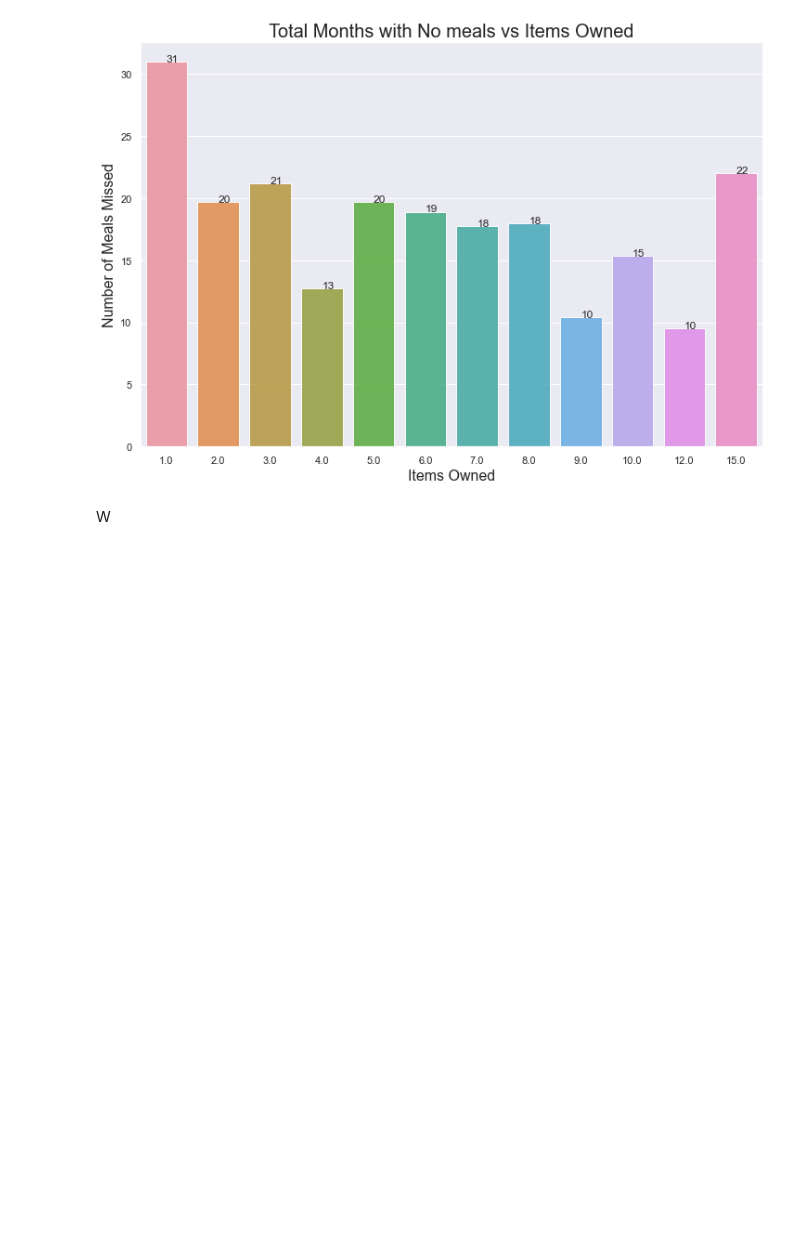
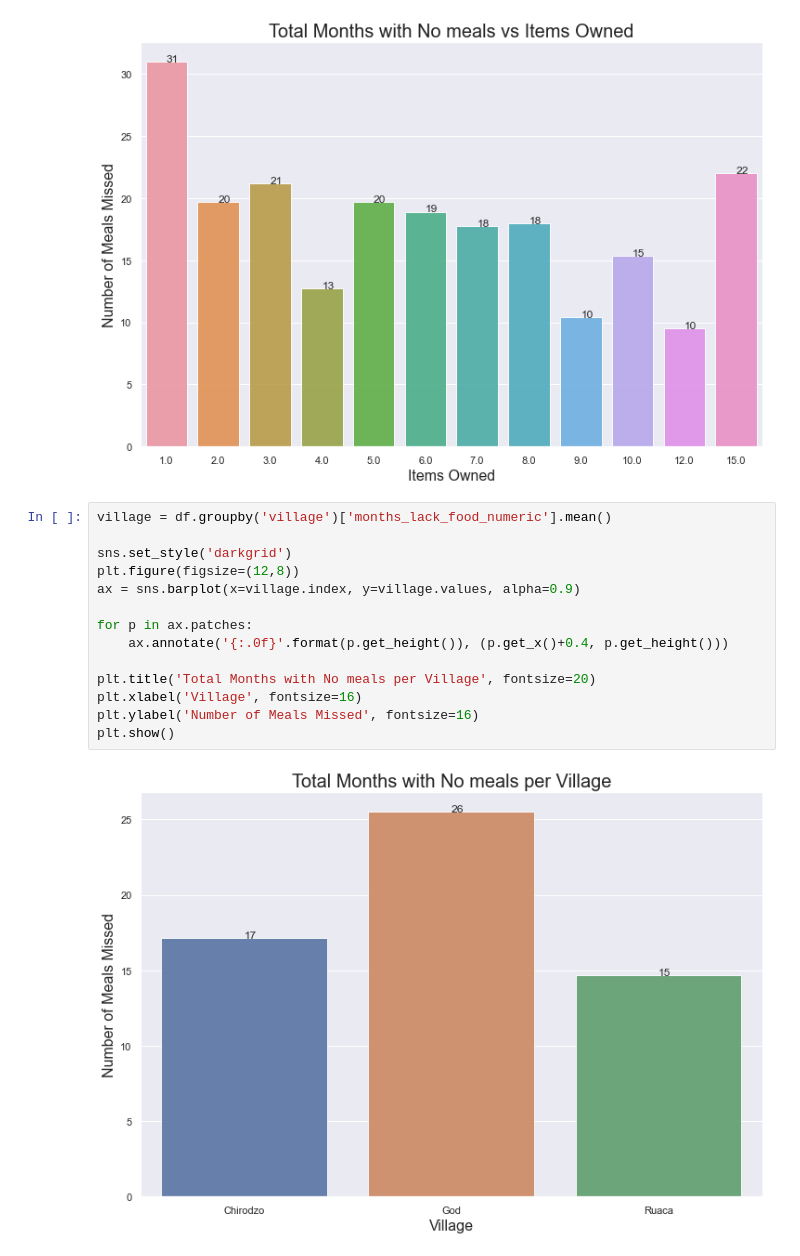
Before and after one commit to AliZ786/COMP-333, a Jupyter notebook: Labs/Lab11/Lab11.ipynb, the cells around one changed output. Saved outputs shown, nothing was run; the diff lists cells and outputs as text; blank space fills up the shorter version.

```diff
--- a/Labs/Lab11/Lab11.ipynb
+++ b/Labs/Lab11/Lab11.ipynb
@@ -172,5 +172,19 @@ plt.ylabel('Number of Meals Missed', fontsize=16)
 plt.show()
 # %% [output]
 [figure]
-# %% [markdown]
-W
+# %%
+village = df.groupby('village')['months_lack_food_numeric'].mean()
+
+sns.set_style('darkgrid')
+plt.figure(figsize=(12,8))
+ax = sns.barplot(x=village.index, y=village.values, alpha=0.9)
+
+for p in ax.patches:
+    ax.annotate('{:.0f}'.format(p.get_height()), (p.get_x()+0.4, p.get_height()))
+
+plt.title('Total Months with No meals per Village', fontsize=20)
+plt.xlabel('Village', fontsize=16)
+plt.ylabel('Number of Meals Missed', fontsize=16)
+plt.show()
+# %% [output]
+[figure, added]
```
Also changed, not shown: parts of 3 cells of this notebook.
